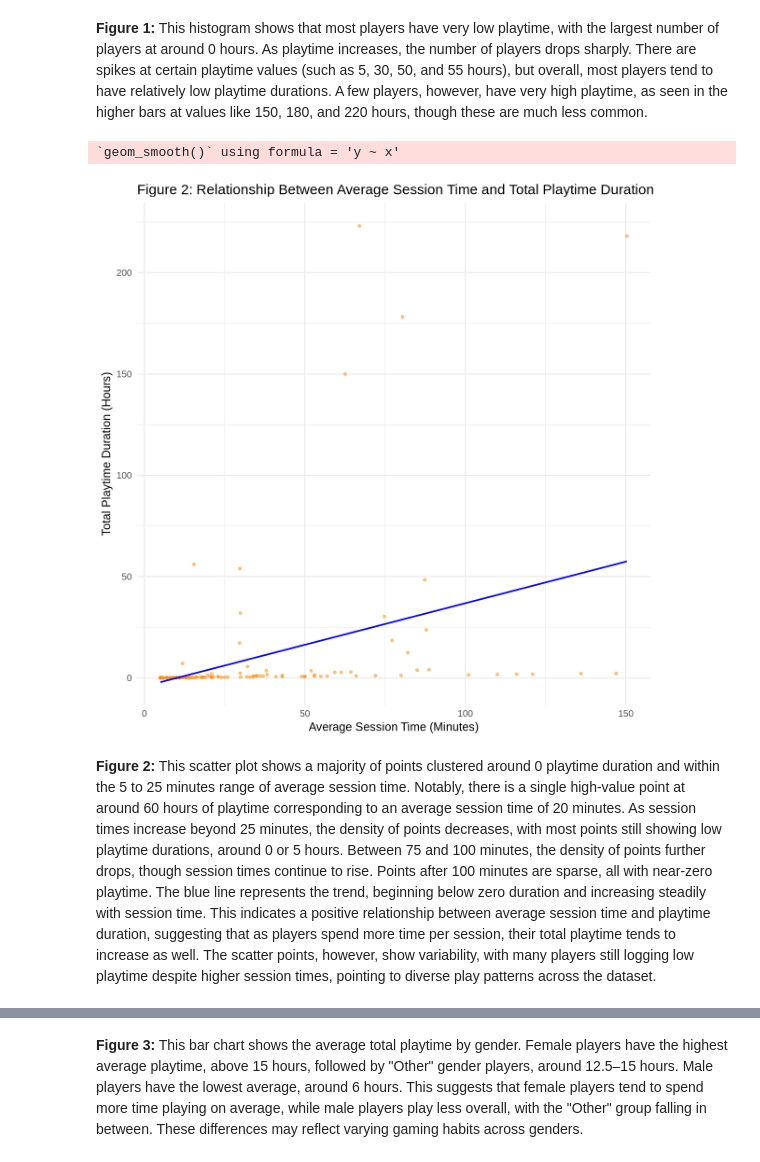
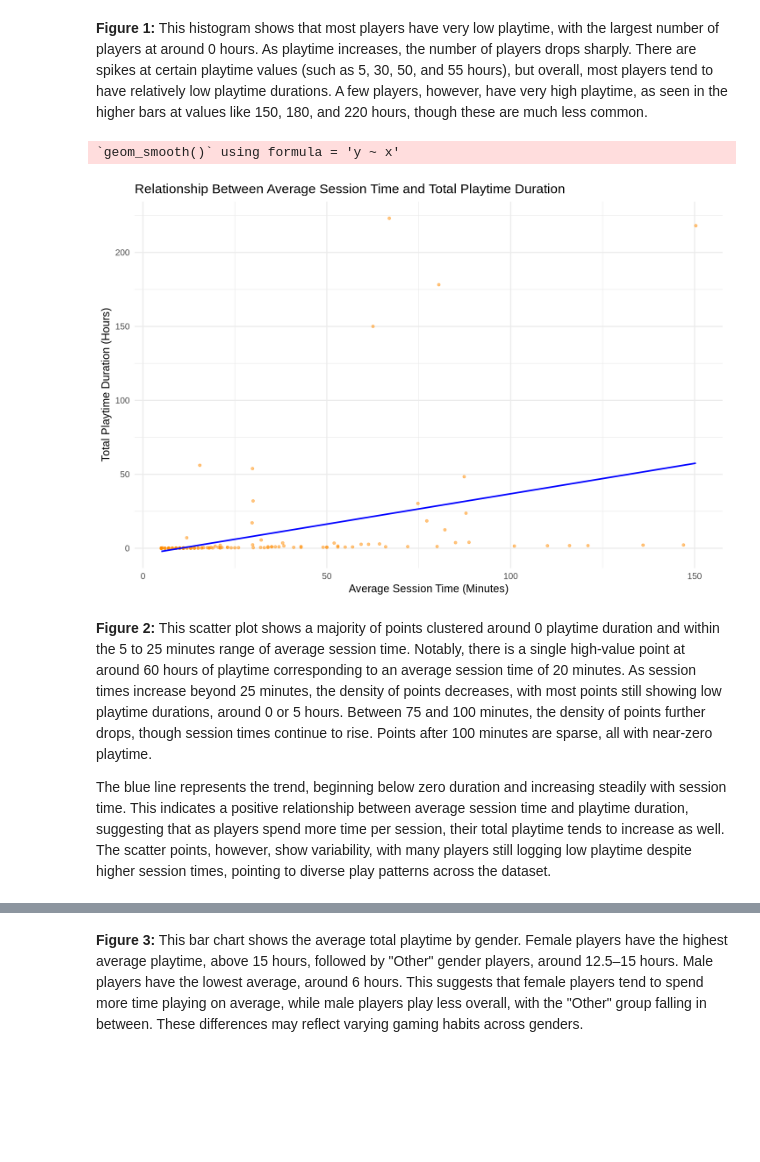
Before and after one commit to Michaele0128/Final_Project, a Jupyter notebook: Final Project.ipynb, the cells around one changed output, grey strips where cells are left out. Saved outputs shown, nothing was run; the diff lists cells and outputs as text; code cells hidden in the pictures; blank space fills up the shorter version.

```diff
--- a/Final Project.ipynb
+++ b/Final Project.ipynb
@@ -199,20 +219,23 @@ hours_played
 # %% [markdown]
 **Figure 1:** This histogram shows that most players have very low playtime, with the largest number of players at around 0 hours. As playtime increases, the number of players drops sharply. There are spikes at certain playtime values (such as 5, 30, 50, and 55 hours), but overall, most players tend to have relatively low playtime durations. A few players, however, have very high playtime, as seen in the higher bars at values like 150, 180, and 220 hours, though these are much less common.
 # %%
-#Average session time and played hours relationship
+# Average session time and played hours relationship
+options(repr.plot.width = 12, repr.plot.height = 8)
 session_vs_playtime_plot <- ggplot(players_tidy, aes(x = average_session_time, y = played_hours)) +
   geom_point(alpha = 0.5, color = "darkorange") +
   geom_smooth(method = "lm", color = "blue", se = FALSE) +
   xlab("Average Session Time (Minutes)") +
   ylab("Total Playtime Duration (Hours)") +
-  ggtitle("Figure 2: Relationship Between Average Session Time and Total Playtime Duration") +
+  ggtitle("Relationship Between Average Session Time and Total Playtime Duration") +
   theme_minimal(base_size = 15)
 
 session_vs_playtime_plot
 # %% [output]
 `geom_smooth()` using formula = 'y ~ x'
-[figure, old version]
+[figure, new version]
 # %% [markdown]
-**Figure 2:** This scatter plot shows a majority of points clustered around 0 playtime duration and within the 5 to 25 minutes range of average session time. Notably, there is a single high-value point at around 60 hours of playtime corresponding to an average session time of 20 minutes. As session times increase beyond 25 minutes, the density of points decreases, with most points still showing low playtime durations, around 0 or 5 hours. Between 75 and 100 minutes, the density of points further drops, though session times continue to rise. Points after 100 minutes are sparse, all with near-zero playtime. The blue line represents the trend, beginning below zero duration and increasing steadily with session time. This indicates a positive relationship between average session time and playtime duration, suggesting that as players spend more time per session, their total playtime tends to increase as well. The scatter points, however, show variability, with many players still logging low playtime despite higher session times, pointing to diverse play patterns across the dataset.
+**Figure 2:** This scatter plot shows a majority of points clustered around 0 playtime duration and within the 5 to 25 minutes range of average session time. Notably, there is a single high-value point at around 60 hours of playtime corresponding to an average session time of 20 minutes. As session times increase beyond 25 minutes, the density of points decreases, with most points still showing low playtime durations, around 0 or 5 hours. Between 75 and 100 minutes, the density of points further drops, though session times continue to rise. Points after 100 minutes are sparse, all with near-zero playtime.
+
+The blue line represents the trend, beginning below zero duration and increasing steadily with session time. This indicates a positive relationship between average session time and playtime duration, suggesting that as players spend more time per session, their total playtime tends to increase as well. The scatter points, however, show variability, with many players still logging low playtime despite higher session times, pointing to diverse play patterns across the dataset.
 # %%
 # Graphing played hours across genders in tidy data
```
Also changed, not shown: parts of 8 cells of this notebook.
